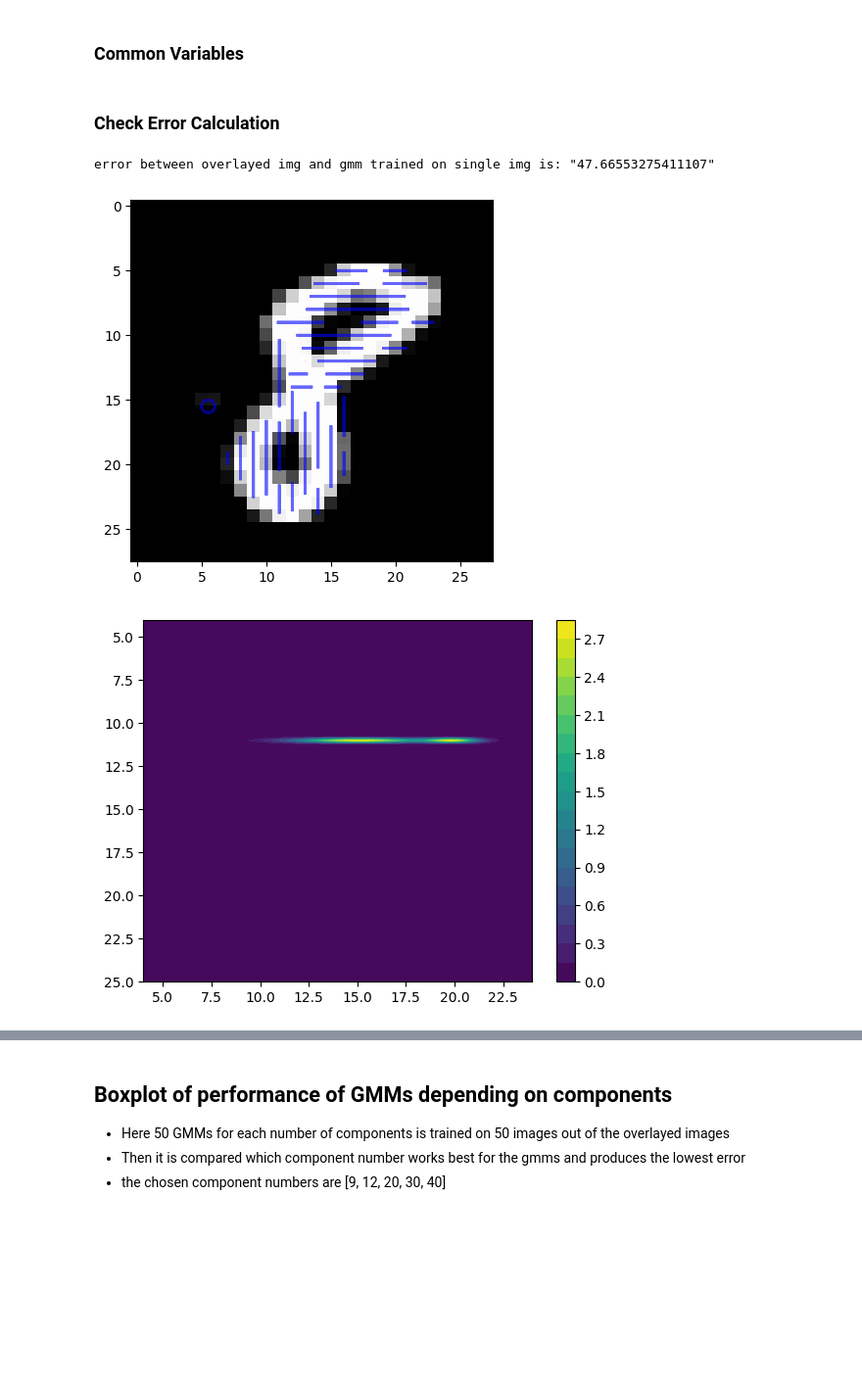
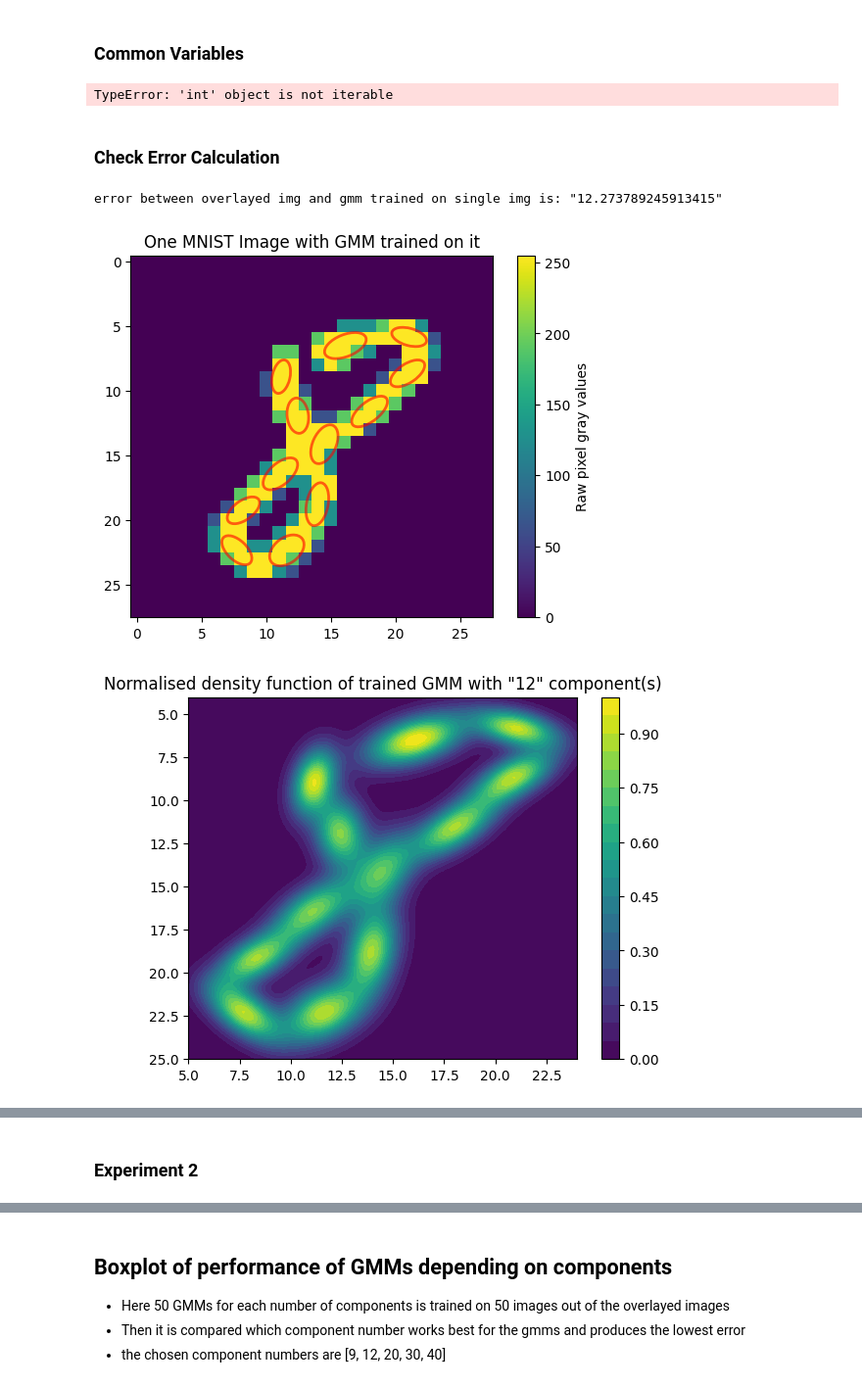
Before and after one commit to DaSebb/gmm_project, a Jupyter notebook: src/gmm_notebook.ipynb, the cells around one changed output, grey strips where cells are left out. Shown at 98% size. Cells and saved outputs as stored; diff of their text form; code cells hidden in the pictures; blank space fills up the shorter version.

```diff
--- a/src/gmm_notebook.ipynb
+++ b/src/gmm_notebook.ipynb
@@ -18,6 +18,16 @@ def create_XY_table(img):
                 result.append([j, i])
     return np.array(result)
 
+# creates a table of coorinates for all pixels in the image.
+# This is needed to give that as input in the score function of the GMM after its trained
+def create_XY_table_from_training_data(img):
+    result = []
+    shape = img.shape
+    for i in range(shape[0]):
+        for j in range(shape[1]):
+            result.append([j, i])
+    return np.array(result)
+
 # It creates an XY_table for all the imgs in the input array. Then it returns a Big table with all the Koordinates of all the arrays
 def create_XY_table_for_imgs(imgs):
     if len(imgs) == 0:
@@ -29,7 +39,7 @@ def create_XY_table_for_imgs(imgs):
         result = np.concatenate((result, XY_table), axis=0)
     return np.array(result)
 
-def plot_gmm(gmm, ax, color='blue'):
+def plot_gmm(gmm, ax, color='red'):
     for i in range(gmm.n_components):
         mean = gmm.means_[i]
         cov = gmm.covariances_[i]
@@ -54,7 +64,7 @@ def sub_plot_gmm_probabilities_in_subplot(fig, ax, train_data, fitted_gmms):
     prob_max = np.max(averaged_probabilities_grid)
     normalized_probabilities_grid = (averaged_probabilities_grid - prob_min) / (prob_max - prob_min)
 
-    contour = ax.contourf(X_grid, Y_grid, averaged_probabilities_grid, levels=20, cmap='viridis')
+    contour = ax.contourf(X_grid, Y_grid, normalized_probabilities_grid, levels=20, cmap='viridis')
     fig.colorbar(contour)
     #ax.scatter(train_data[:, 0], train_data[:, 1], s=40, marker='H', edgecolor='k', c='g')
     ax.invert_yaxis()
@@ -99,12 +109,14 @@ def compare_error_of_GMM_and_IMG(fitted_gmms, xy_table, img):
     error_map = np.zeros_like(img_with_probs)
     if len(xy_table) != len(predictions):
         raise ValueError(f"xy_table has to have the same length as the predictions array")
+
     for coord, prediction in zip(xy_table, predictions):
         error_per_pixel = (img_with_probs[coord[1]][coord[0]] - prediction)**2
-        if(error_per_pixel >= 1 or error_per_pixel <= 0):
-            print(f'error per pixel is out of range!! "{error_per_pixel}"')
+        if(error_per_pixel >= 1 or error_per_pixel <= 0 and len(fitted_gmms) == 1):
+            print(f'error per pixel is out of range!! "{error_per_pixel}", gmm_components: "{fitted_gmms[0].n_components}"')
         error_map[coord[1]][coord[0]] = error_per_pixel
-        total_error = np.sum(error_map)
+    total_error = np.sum(error_map)
+
     return total_error, error_map
 
 def compare_error_of_IMG_and_IMG(img1, img2):
@@ -138,38 +150,49 @@ X_digit = X_train[Y_train == digit]
 X_digit_img = X_digit[36]
 
 overlayed_digits = overlay_mnistdigits(X_digit[:400])
+train_data_table = create_XY_table_from_training_data(X_digit_img)
+# %% [output]
+TypeError: 'int' object is not iterable
 # %% [markdown]
 ### Check Error Calculation
 # %%
-#compare_error_of_GMM_and_IMG()
-
-test_img  = X_digit[70]
+test_img  = X_digit[29]
 
 error_between_img_and_img = compare_error_of_IMG_and_IMG(overlayed_digits, test_img)
 
 XY_table = create_XY_table(test_img)
-gmm_01 = GaussianMixture(n_components=40, covariance_type='full', reg_covar=1e-6, max_iter=200)
+gmm_01 = GaussianMixture(n_components=12, covariance_type='full', reg_covar=1e-6, max_iter=200)
 gmm_01.fit(XY_table)
 
 error_between_img_and_gmm, error_map = compare_error_of_GMM_and_IMG([gmm_01], XY_table, overlayed_digits)
 print(f'error between overlayed img and gmm trained on single img is: "{error_between_img_and_gmm}"')
 
 fig, ax = plt.subplots()
 fig2, ax2 = plt.subplots()
 fig3, ax3 = plt.subplots()
+fig4, ax4 = plt.subplots()
 
 plot_gmm(gmm_01, ax)
 
 sub_plot_gmm_probabilities_in_subplot(fig2, ax2, XY_table, [gmm_01])
+ax2.set_title(f'Normalised density function of trained GMM with "{gmm_01.n_components}" component(s)')
 
-ax.imshow(test_img, cmap='gray')
+pixel_val = ax.imshow(test_img)
+ax.set_title("One MNIST Image with GMM trained on it")
+cbar = fig.colorbar(pixel_val, ax=ax, orientation='vertical')
+cbar.set_label("Raw pixel gray values")
 
-im_error = ax3.imshow(error_map, cmap='hot')
-ax3.set_title("Error between overlayed image and ")
+im_error = ax3.imshow(error_map)
+ax3.set_title("Error between overlayed image and predictions of trained GMM")
 cbar = fig3.colorbar(im_error, ax=ax3, orientation='vertical')
 cbar.set_label("Error")
+
+pixel_val_2 = ax4.imshow(overlayed_digits)
+ax4.set_title("400 MNIST images overlayed on top of each other")
+cbar_2 = fig4.colorbar(pixel_val_2, ax=ax4, orientation='vertical')
+cbar_2.set_label("Raw pixel gray values")
 plt.show()
 # %% [output]
-error between overlayed img and gmm trained on single img is: "47.66553275411107"
+error between overlayed img and gmm trained on single img is: "12.273789245913415"
-[figure, old version]
+[figure, new version]
-[figure, old version]
+[figure, new version]
@@ -177 +201,3 @@ error between overlayed img and gmm trained on single img is: "47.66553275411107
+# %% [markdown]
+### Experiment 2
 # %%
```
Also changed, not shown: parts of 5 cells of this notebook.
